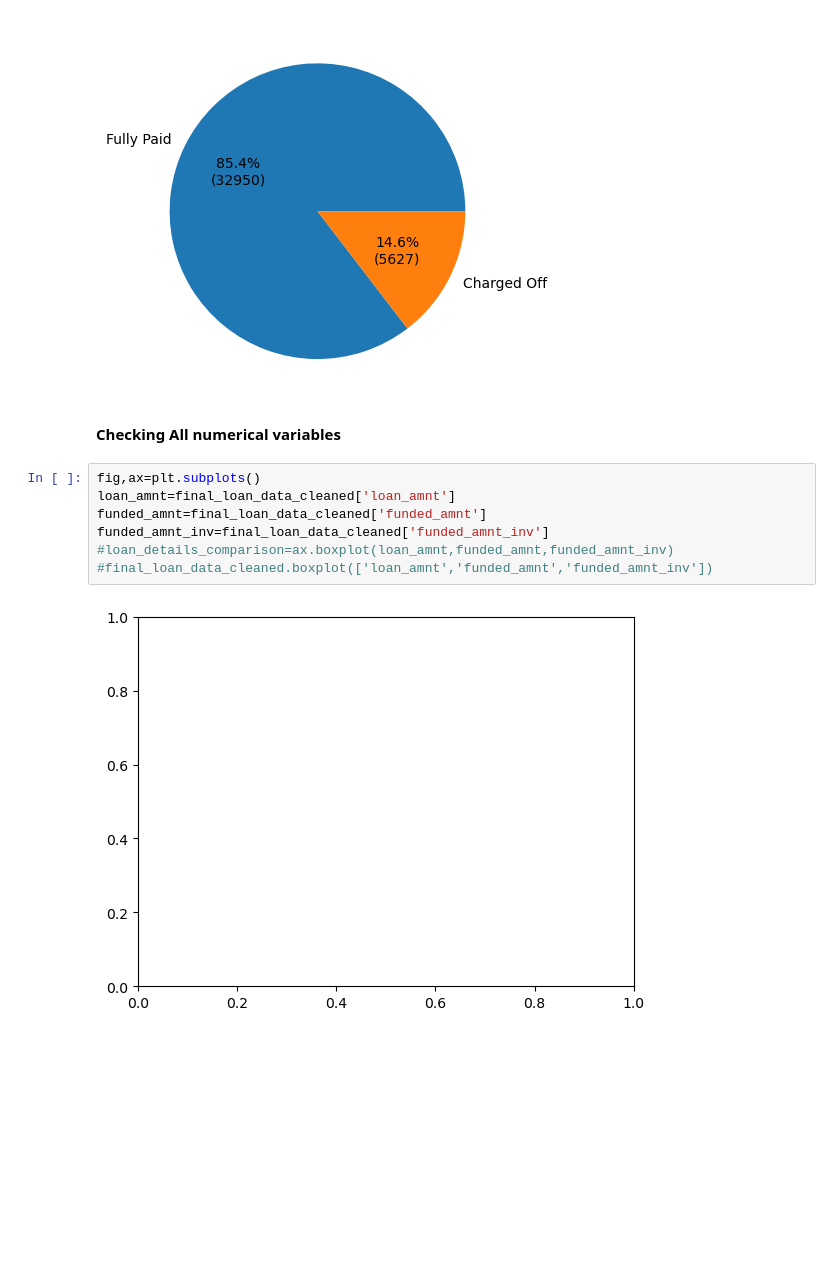
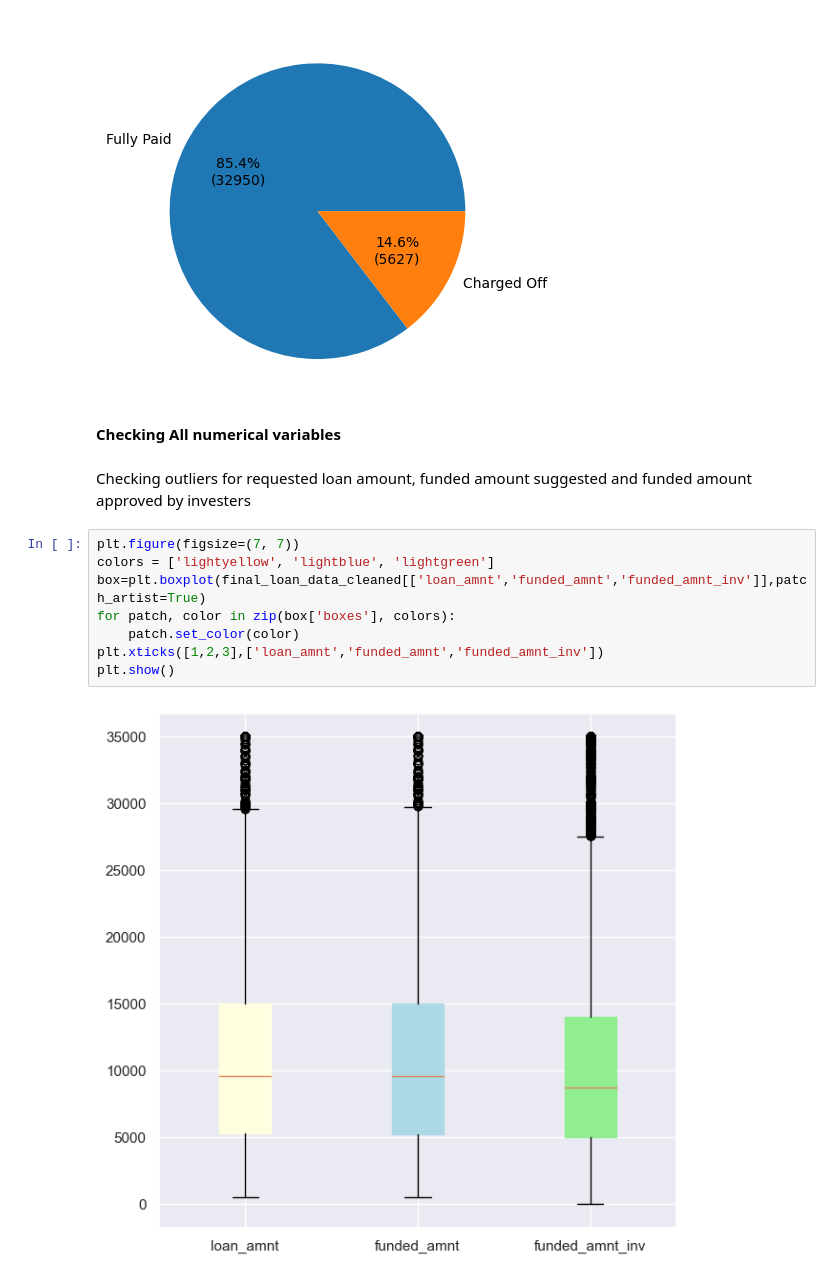
Before and after one commit to sunaynatalreja/LendingClubCaseStudy, a Jupyter notebook: Group_Facilitator_Ganesh.ipynb, the cells around one changed output. Drawn from its saved outputs; the diff is of its cells as text; blank space fills up the shorter version.

```diff
--- a/Group_Facilitator_Ganesh.ipynb
+++ b/Group_Facilitator_Ganesh.ipynb
@@ -205,14 +208,17 @@ plt.pie(final_loan,labels = final_loan.index,autopct=autopct_format(final_loan))
 plt.show()
 # %% [output]
 [figure]
-# %% [markdown]
-__Checking All numerical variables__
-# %%
-fig,ax=plt.subplots()
-loan_amnt=final_loan_data_cleaned['loan_amnt']
-funded_amnt=final_loan_data_cleaned['funded_amnt']
-funded_amnt_inv=final_loan_data_cleaned['funded_amnt_inv']
-#loan_details_comparison=ax.boxplot(loan_amnt,funded_amnt,funded_amnt_inv)
-#final_loan_data_cleaned.boxplot(['loan_amnt','funded_amnt','funded_amnt_inv'])
-# %% [output]
-[figure, removed]
+# %% [markdown]
+__Checking All numerical variables__
+# %% [markdown]
+Checking outliers for requested loan amount, funded amount suggested and funded amount approved by investers
+# %%
+plt.figure(figsize=(7, 7))
+colors = ['lightyellow', 'lightblue', 'lightgreen']
+box=plt.boxplot(final_loan_data_cleaned[['loan_amnt','funded_amnt','funded_amnt_inv']],patch_artist=True)
+for patch, color in zip(box['boxes'], colors):
+    patch.set_color(color)
+plt.xticks([1,2,3],['loan_amnt','funded_amnt','funded_amnt_inv'])
+plt.show()
+# %% [output]
+[figure, added]
```
Also changed, not shown: parts of 36 cells of this notebook.
